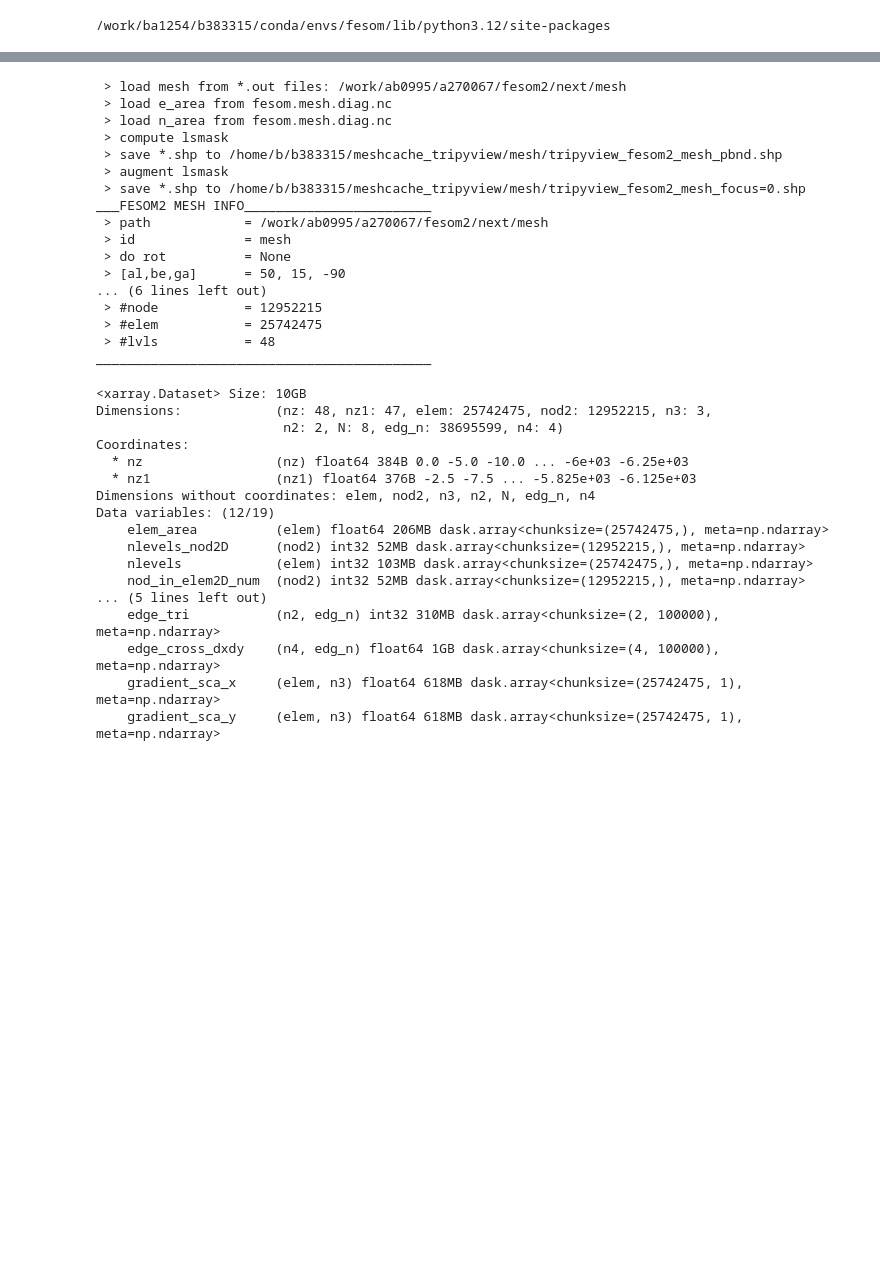
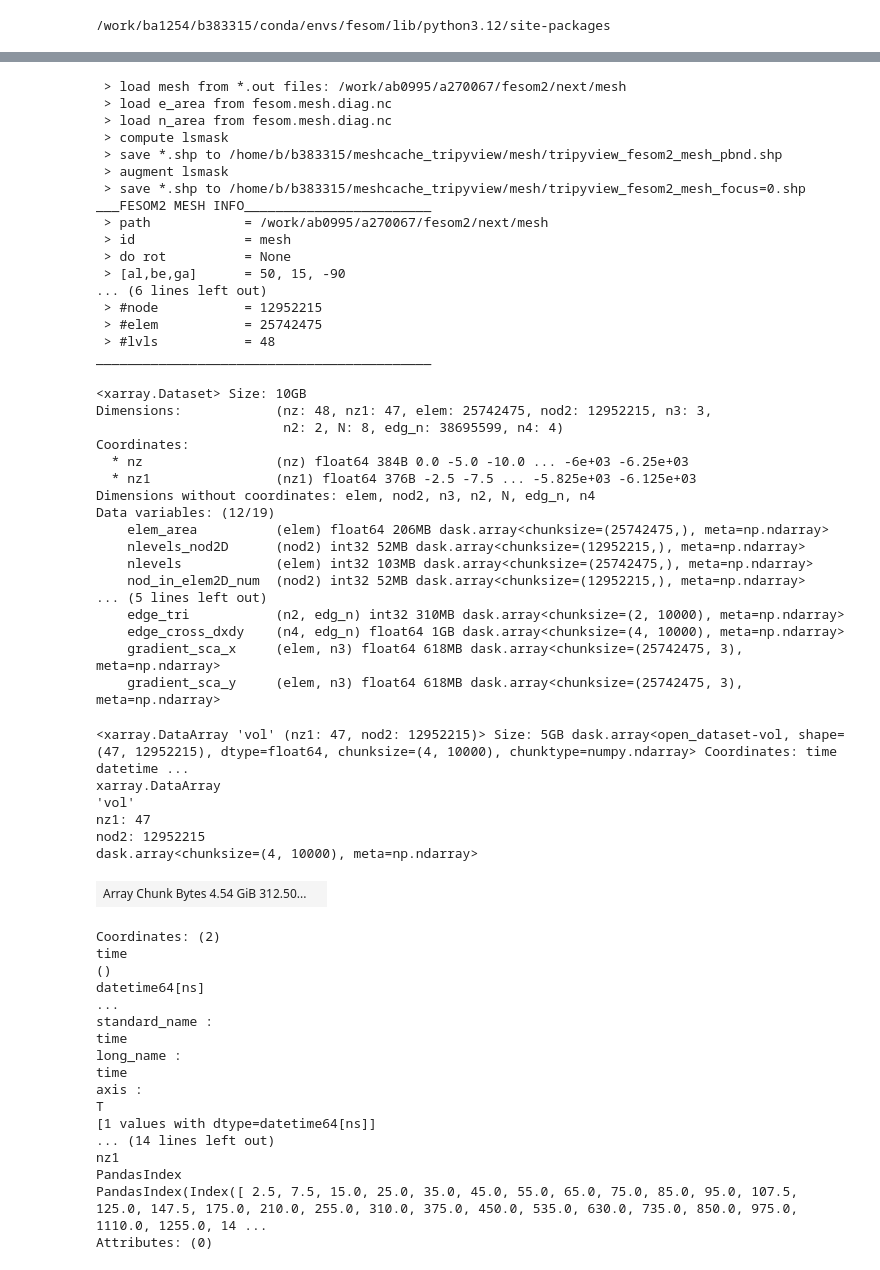
Before and after one commit to roxyboy/tripynext, a Jupyter notebook: glob-temp.ipynb, the cells around one changed output, grey strips where cells are left out. Drawn from its saved outputs; the diff is of its cells as text; code cells hidden in the pictures; blank space fills up the shorter version.

```diff
--- a/glob-temp.ipynb
+++ b/glob-temp.ipynb
@@ -73,8 +73,8 @@ mesh = tpv.load_mesh_fesom2(mesh_path, do_rot='None', focus=0,
                            )
 
 diag = xr.open_dataset(op.join(mesh_path, 'fesom.mesh.diag.nc'),
-                       chunks={'n3':1,'elem_n':100000,
-                               'nod_n':100000,'edg_n':100000}
+                       chunks={'nz':1,"nz1":1,'elem':100000,
+                               'nod2':100000,'edg_n':100000}
                       )
 
 diag
@@ -109,10 +109,50 @@ Data variables: (12/19)
     nlevels            (elem) int32 103MB dask.array<chunksize=(25742475,), meta=np.ndarray>
     nod_in_elem2D_num  (nod2) int32 52MB dask.array<chunksize=(12952215,), meta=np.ndarray>
 ... (5 lines left out)
-    edge_tri           (n2, edg_n) int32 310MB dask.array<chunksize=(2, 100000), meta=np.ndarray>
-    edge_cross_dxdy    (n4, edg_n) float64 1GB dask.array<chunksize=(4, 100000), meta=np.ndarray>
-    gradient_sca_x     (elem, n3) float64 618MB dask.array<chunksize=(25742475, 1), meta=np.ndarray>
-    gradient_sca_y     (elem, n3) float64 618MB dask.array<chunksize=(25742475, 1), meta=np.ndarray>
+    edge_tri           (n2, edg_n) int32 310MB dask.array<chunksize=(2, 10000), meta=np.ndarray>
+    edge_cross_dxdy    (n4, edg_n) float64 1GB dask.array<chunksize=(4, 10000), meta=np.ndarray>
+    gradient_sca_x     (elem, n3) float64 618MB dask.array<chunksize=(25742475, 3), meta=np.ndarray>
+    gradient_sca_y     (elem, n3) float64 618MB dask.array<chunksize=(25742475, 3), meta=np.ndarray>
+# %%
+# area = xr.DataArray(.5*(diag.nod_area.isel(nz=slice(None,-1)).data
+#                         + diag.nod_area.isel(nz=slice(1,None)).data
+#                        ),
+#                     dims=ds1.salt.isel(time=0).dims,
+#                     coords=ds1.salt.isel(time=0).coords
+#                    ).chunk(ds1.salt.isel(time=0).chunks)
+# Vol = area * dz
+# print(Vol)
+# Vol.to_dataset(name="vol").to_zarr(op.join(wdir,"volume/nod2.zarr"),
+#                                    mode="w")
+
+Vol = xr.open_zarr(op.join(wdir,"volume/nod2.zarr")
+                  ).rename_dims({"x":"nod2"}).vol
+Vol
+# %% [output]
+<xarray.DataArray 'vol' (nz1: 47, nod2: 12952215)> Size: 5GB dask.array<open_dataset-vol, shape=(47, 12952215), dtype=float64, chunksize=(4, 10000), chunktype=numpy.ndarray> Coordinates: time datetime ...
+xarray.DataArray
+'vol'
+nz1: 47
+nod2: 12952215
+dask.array<chunksize=(4, 10000), meta=np.ndarray>
+| Array Chunk Bytes 4.54 GiB 312.50... |  |
+Coordinates: (2)
+time
+()
+datetime64[ns]
+...
+standard_name :
+time
+long_name :
+time
+axis :
+T
+[1 values with dtype=datetime64[ns]]
+... (14 lines left out)
+nz1
+PandasIndex
+PandasIndex(Index([ 2.5, 7.5, 15.0, 25.0, 35.0, 45.0, 55.0, 65.0, 75.0, 85.0, 95.0, 107.5, 125.0, 147.5, 175.0, 210.0, 255.0, 310.0, 375.0, 450.0, 535.0, 630.0, 735.0, 850.0, 975.0, 1110.0, 1255.0, 14 ...
+Attributes: (0)
 # %%
 plt_contb = False        # background contour line (thin)
 plt_contf = False       # contour line of main colorbar steps
```
Also changed, not shown: parts of 13 cells of this notebook, 5 other files.
